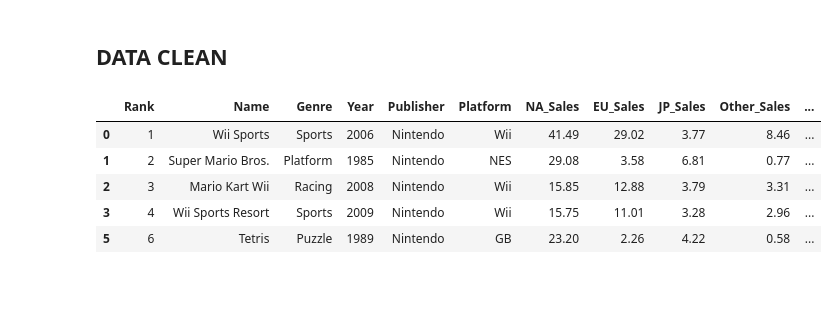
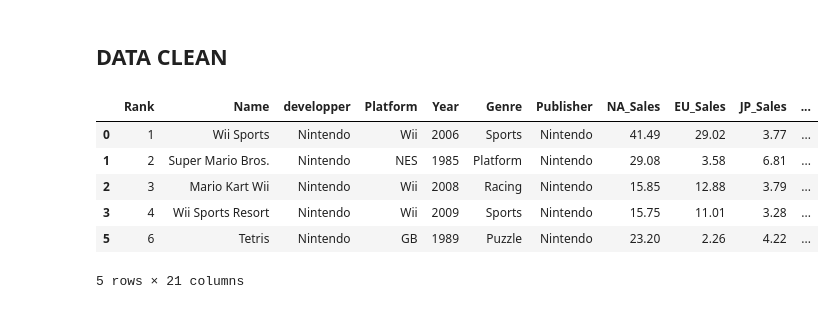
Before and after one commit to Pascal-Thai/GamingSales, a Jupyter notebook: projet gaming_final_clean.ipynb, the cells around one changed output. Cells and saved outputs as stored; diff of their text form; code cells hidden in the pictures.

```diff
--- a/projet gaming_final_clean.ipynb
+++ b/projet gaming_final_clean.ipynb
@@ -7,18 +7,18 @@ import numpy as np
 import datetime
 # %%
 '''importation du df'''
-df = pd.read_csv(r'C:\Users\Qw\Desktop\projet_gaming\vgsales_complet.csv')
+df = pd.read_csv(r'C:\Users\Qw\Desktop\projet_gaming\laurent\vgsales_complet.csv')
 
 
 
 '''comparer les nom des jeux entre fichier de laurent et vg_sales (metacritic vs vg_sales)'''
-samegame=[]
+samename=[]
 for i, j in zip(df['Name'],df['gamename']):
     if i in j or j in i:
-        samegame.append(1)
+        samename.append(1)
     else:
-        samegame.append(0)
-df['same_game']=samegame
+        samename.append(0)
+df['samename']=samename
 
 
 
@@ -75,7 +75,7 @@ df['metascore']=x
 df['nb_critic']=y
 
     # recuperer série (si série donc =1 sinon 0)
-serie=[]
+serieB=[]
 def extract_series(x):
     r = re.compile(r"Series:.*\n")
     result=r.findall(x)
@@ -85,10 +85,10 @@ def extract_series(x):
     else:
         return('0')
 for i in df['description']:
-    serie.append(extract_series(i))
-df['serie']=serie
-df['serie']=df['serie'].apply(lambda x: '1' if x!='0' else x)
-df['serie']=df['serie'].astype(int)
+    serieB.append(extract_series(i))
+df['serieB']=serieB
+df['serieB']=df['serieB'].apply(lambda x: '1' if x!='0' else x)
+df['serieB']=df['serieB'].astype(int)
 
     # recuperer Awards (si awards donc =1 sinon 0)
 Awards=[]
@@ -128,53 +128,52 @@ df['Like_Percent']=z
 
 
 '''supprimer les jeux non compatible avec vg_salles'''
-df.drop(df[df['same_game']==0].index, inplace=True)
+df.drop(df[df['samename']==0].index, inplace=True)
 
 
 
 '''nettoyage : '''
     # remplacer les nan de la colonne year par 0 et la convertir en int
 df['Year']=df['Year'].replace(np.nan, 0)
 df['Year']=df['Year'].astype(int)
     # remplacer les nan de la colonne Publisher par not found
-df['Publisher']=df['Publisher'].replace(np.nan, 'not found')
+df['Publisher']=df['Publisher'].replace(np.nan, 'unknown')
     # convertir les types des colonnes:
 df['ratings']=df['ratings'].astype(float)
 df['nb_votes']=df['nb_votes'].astype(int)
 df['metascore']=df['metascore'].astype(int)
 df['nb_critic']=df['nb_critic'].astype(int)
 
 
 
 '''supprimer les colonnes dont on a plus besoin:'''
-df.drop(['top','metascorewrap','userscorewrap','nbvotes','nbratings','description',
-        'gamename','same_game','userscorewrap2','metascorewrap2','developper'], axis=1,
-        inplace=True)
-
-
-
-'''reorganisation df '''
-df = df[['Rank', 'Name', 'Genre', 'Year','Publisher','Platform','NA_Sales',
-      'EU_Sales', 'JP_Sales', 'Other_Sales', 'Global_Sales','ratings','nb_votes', 'metascore'
-         ,'nb_critic','serie','Like_Percent']]
+df.drop(['top','metascorewrap','userscorewrap','nbvotes','nbratings','description'
+        ,'userscorewrap2','metascorewrap2'], axis=1, inplace=True)
 
 
 '''renomer les colonnes'''
 df = df.rename(columns = {'ratings':'userNote','nb_votes':'userNbVote'
                           ,'metascore':'metaNote','nb_critic':'metaNbVote'})
 
 
 # quantiles (1 = les jeux mauvais...)
 df['metaNoteQ']=pd.cut(df['metaNote'], bins=[0,25,50,75,100], labels=[1,2,3,4])
 df['metaNoteQ']=df['metaNoteQ'].fillna(1)
 df['metaNoteQ']=df['metaNoteQ'].astype(int)
 
+'''reorganisation df '''
+df = df[['Rank', 'Name','developper','Platform', 'Year','Genre', 'Publisher','NA_Sales',
+      'EU_Sales', 'JP_Sales', 'Other_Sales', 'Global_Sales','gamename','metaNote','metaNbVote'
+         ,'userNote','userNbVote','samename','Like_Percent','metaNoteQ','serieB']]
+
+df.to_csv(r'C:\Users\Qw\Desktop\projet_gaming\vgsales_Zak.csv',index = False)
 
 df.head()
 # %% [output]
-|  | Rank | Name | Genre | Year | Publisher | Platform | NA_Sales | EU_Sales | JP_Sales | Other_Sales | ... |
-| 0 | 1 | Wii Sports | Sports | 2006 | Nintendo | Wii | 41.49 | 29.02 | 3.77 | 8.46 | ... |
-| 1 | 2 | Super Mario Bros. | Platform | 1985 | Nintendo | NES | 29.08 | 3.58 | 6.81 | 0.77 | ... |
-| 2 | 3 | Mario Kart Wii | Racing | 2008 | Nintendo | Wii | 15.85 | 12.88 | 3.79 | 3.31 | ... |
-| 3 | 4 | Wii Sports Resort | Sports | 2009 | Nintendo | Wii | 15.75 | 11.01 | 3.28 | 2.96 | ... |
-| 5 | 6 | Tetris | Puzzle | 1989 | Nintendo | GB | 23.20 | 2.26 | 4.22 | 0.58 | ... |
+|  | Rank | Name | developper | Platform | Year | Genre | Publisher | NA_Sales | EU_Sales | JP_Sales | ... |
+| 0 | 1 | Wii Sports | Nintendo | Wii | 2006 | Sports | Nintendo | 41.49 | 29.02 | 3.77 | ... |
+| 1 | 2 | Super Mario Bros. | Nintendo | NES | 1985 | Platform | Nintendo | 29.08 | 3.58 | 6.81 | ... |
+| 2 | 3 | Mario Kart Wii | Nintendo | Wii | 2008 | Racing | Nintendo | 15.85 | 12.88 | 3.79 | ... |
+| 3 | 4 | Wii Sports Resort | Nintendo | Wii | 2009 | Sports | Nintendo | 15.75 | 11.01 | 3.28 | ... |
+| 5 | 6 | Tetris | Nintendo | GB | 1989 | Puzzle | Nintendo | 23.20 | 2.26 | 4.22 | ... |
+5 rows × 21 columns
```
Also changed, not shown: 4 other files.
